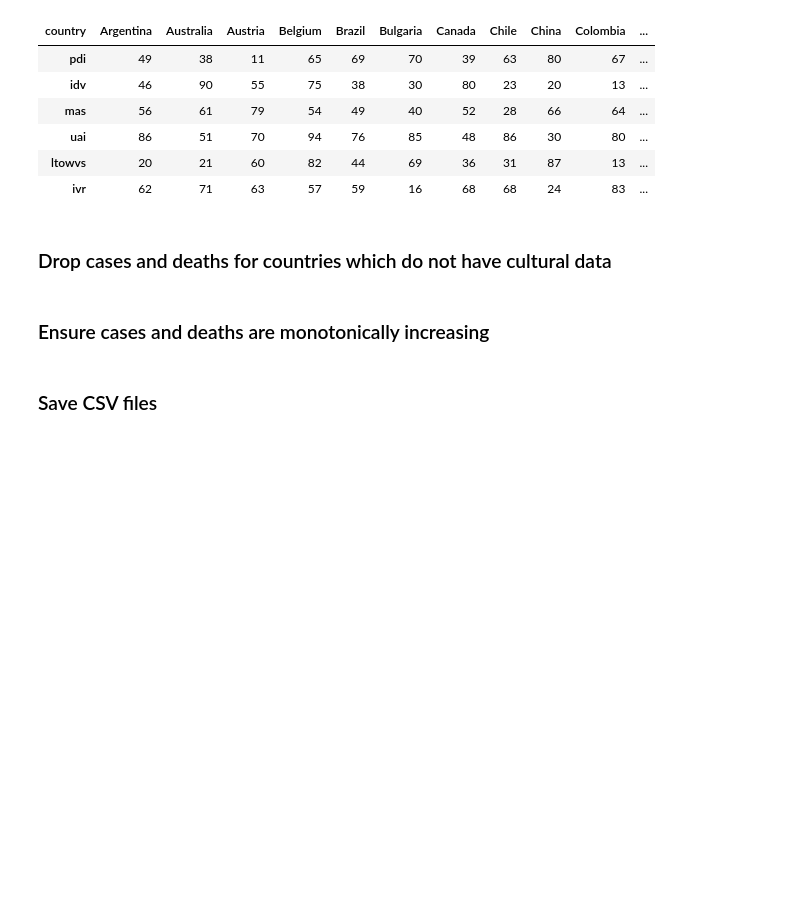
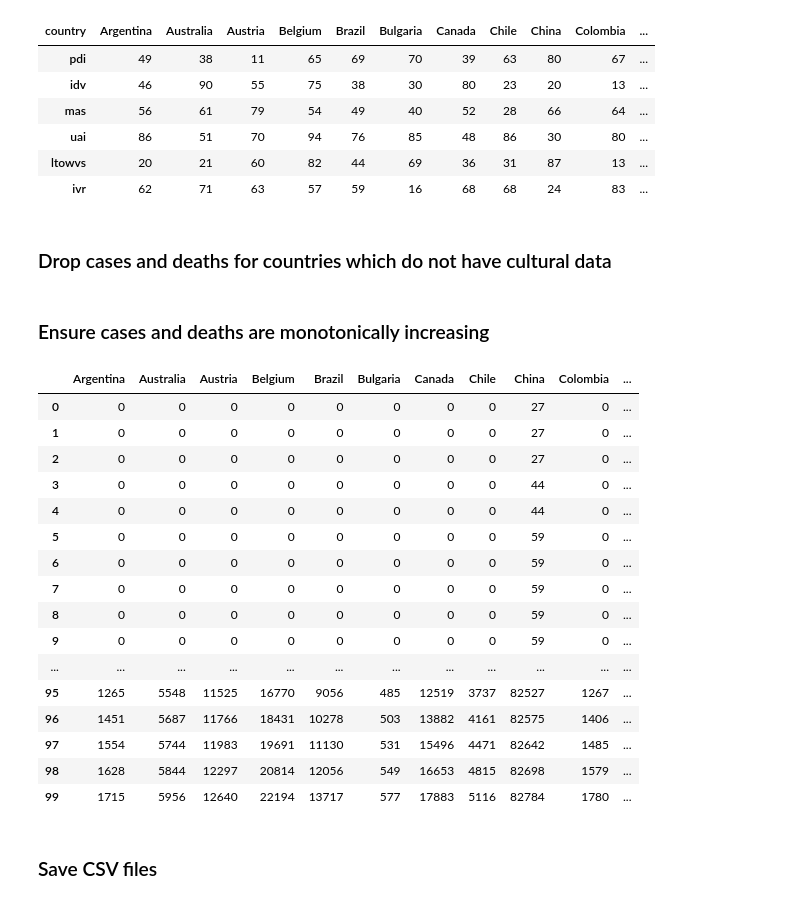
Before and after one commit to rorycochrane/COVID19HofstedeCulturalDimensions, a Jupyter notebook: 1_Data_Cleaning.ipynb, the cells around one changed output. Saved outputs shown, nothing was run; the diff lists cells and outputs as text; code cells hidden in the pictures; blank space fills up the shorter version.

```diff
--- a/1_Data_Cleaning.ipynb
+++ b/1_Data_Cleaning.ipynb
@@ -93,6 +93,26 @@ cases = cases.drop(cases_no_factors, axis=1)
 deaths = deaths.drop(cases_no_factors, axis=1)
 # %% [markdown]
 ### Ensure cases and deaths are monotonically increasing
+# %%
+cases
+# %% [output]
+|  | Argentina | Australia | Austria | Belgium | Brazil | Bulgaria | Canada | Chile | China | Colombia | ... |
+| 0 | 0 | 0 | 0 | 0 | 0 | 0 | 0 | 0 | 27 | 0 | ... |
+| 1 | 0 | 0 | 0 | 0 | 0 | 0 | 0 | 0 | 27 | 0 | ... |
+| 2 | 0 | 0 | 0 | 0 | 0 | 0 | 0 | 0 | 27 | 0 | ... |
+| 3 | 0 | 0 | 0 | 0 | 0 | 0 | 0 | 0 | 44 | 0 | ... |
+| 4 | 0 | 0 | 0 | 0 | 0 | 0 | 0 | 0 | 44 | 0 | ... |
+| 5 | 0 | 0 | 0 | 0 | 0 | 0 | 0 | 0 | 59 | 0 | ... |
+| 6 | 0 | 0 | 0 | 0 | 0 | 0 | 0 | 0 | 59 | 0 | ... |
+| 7 | 0 | 0 | 0 | 0 | 0 | 0 | 0 | 0 | 59 | 0 | ... |
+| 8 | 0 | 0 | 0 | 0 | 0 | 0 | 0 | 0 | 59 | 0 | ... |
+| 9 | 0 | 0 | 0 | 0 | 0 | 0 | 0 | 0 | 59 | 0 | ... |
+| ... | ... | ... | ... | ... | ... | ... | ... | ... | ... | ... | ... |
+| 95 | 1265 | 5548 | 11525 | 16770 | 9056 | 485 | 12519 | 3737 | 82527 | 1267 | ... |
+| 96 | 1451 | 5687 | 11766 | 18431 | 10278 | 503 | 13882 | 4161 | 82575 | 1406 | ... |
+| 97 | 1554 | 5744 | 11983 | 19691 | 11130 | 531 | 15496 | 4471 | 82642 | 1485 | ... |
+| 98 | 1628 | 5844 | 12297 | 20814 | 12056 | 549 | 16653 | 4815 | 82698 | 1579 | ... |
+| 99 | 1715 | 5956 | 12640 | 22194 | 13717 | 577 | 17883 | 5116 | 82784 | 1780 | ... |
 # %%
 for col in cases:
     prev_cases = 0
```
Also changed, not shown: 2 other files.
